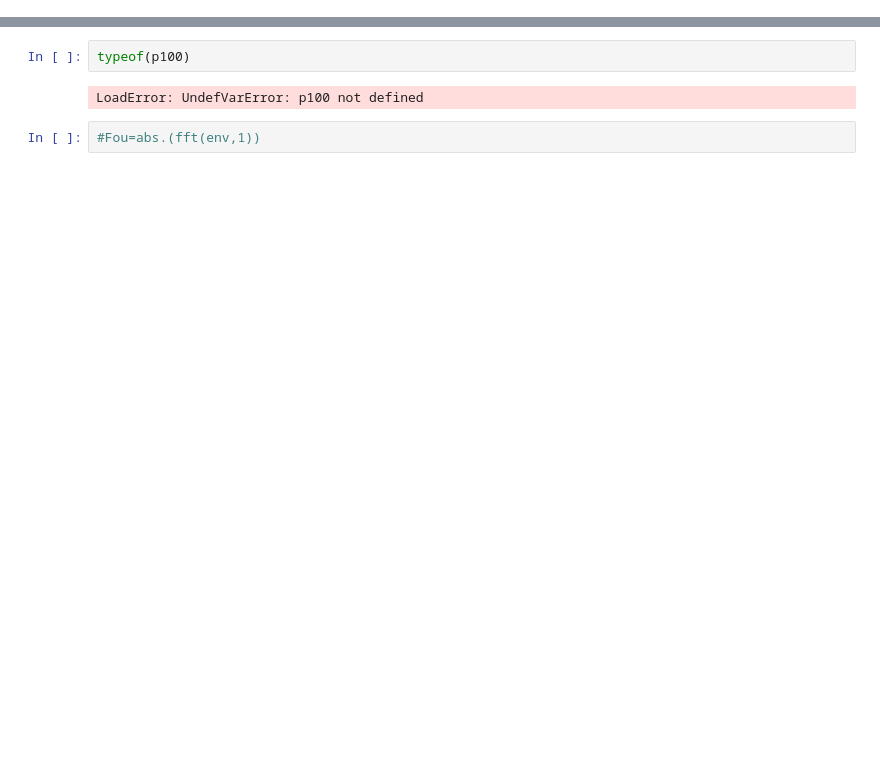
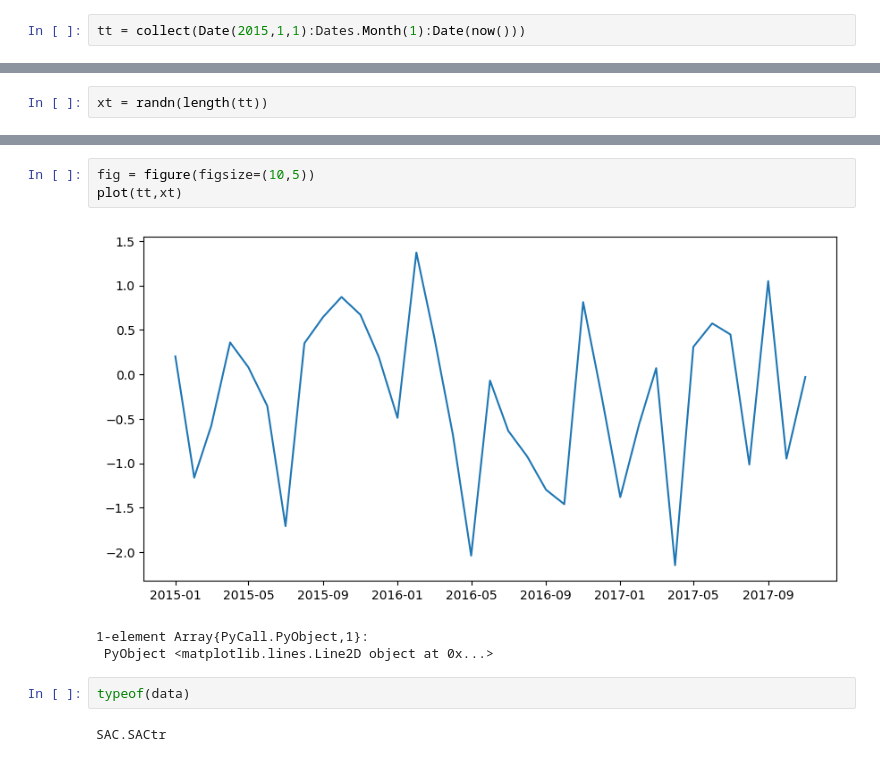
Before and after one commit to vhmar/EnvironmentalSeismology-Classroom, a Jupyter notebook: Ivonne/Patricia 100.ipynb, the cells around one changed output, grey strips where cells are left out. Cells and saved outputs as stored; diff of their text form; blank space fills up the shorter version.

```diff
--- a/Ivonne/Patricia 100.ipynb
+++ b/Ivonne/Patricia 100.ipynb
@@ -44,0 +121,2 @@ Hil (generic function with 1 method)
+# %%
+tt = collect(Date(2015,1,1):Dates.Month(1):Date(now()))
@@ -44,0 +141,2 @@ Hil (generic function with 1 method)
+# %%
+xt = randn(length(tt))
@@ -45,6 +161,11 @@ Hil (generic function with 1 method)
+# %%
+fig = figure(figsize=(10,5))
+plot(tt,xt)
+# %% [output]
+[figure, added]
+1-element Array{PyCall.PyObject,1}:
+ PyObject <matplotlib.lines.Line2D object at 0x...>
 # %%
-typeof(p100)
+typeof(data)
 # %% [output]
-LoadError: UndefVarError: p100 not defined
+SAC.SACtr
-# %%
-#Fou=abs.(fft(env,1))
```
Also changed, not shown: parts of 27 cells of this notebook, 22 other files.
